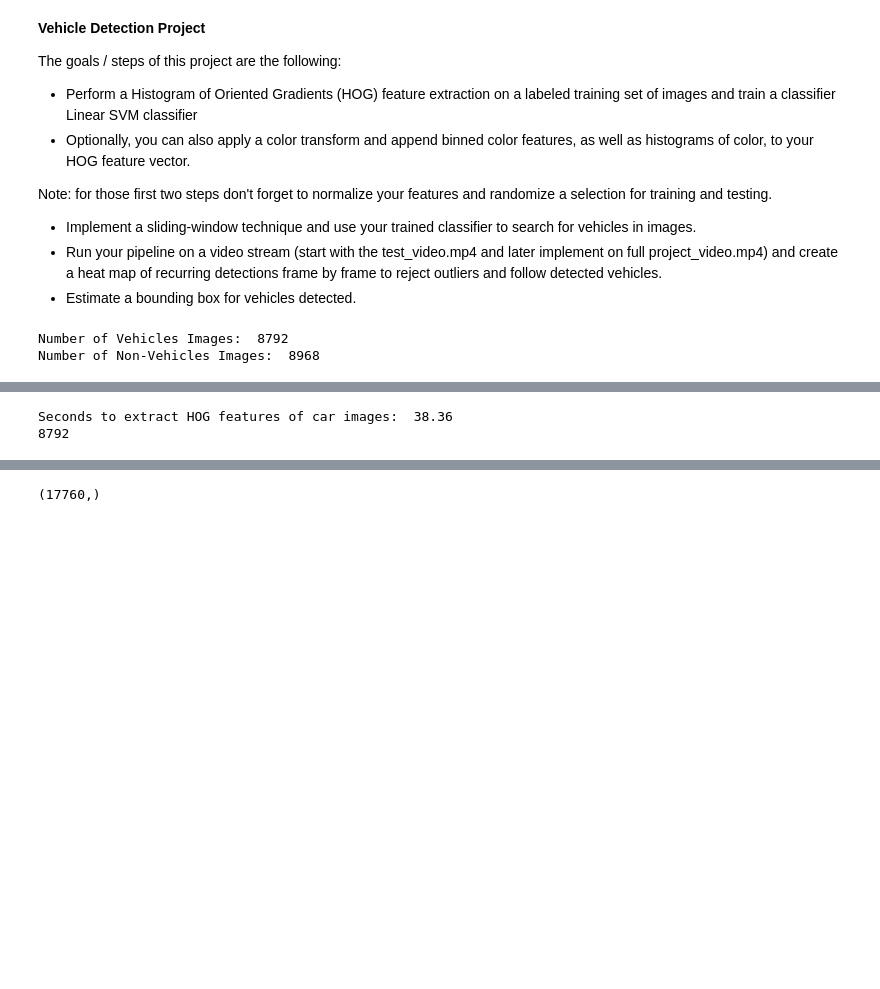
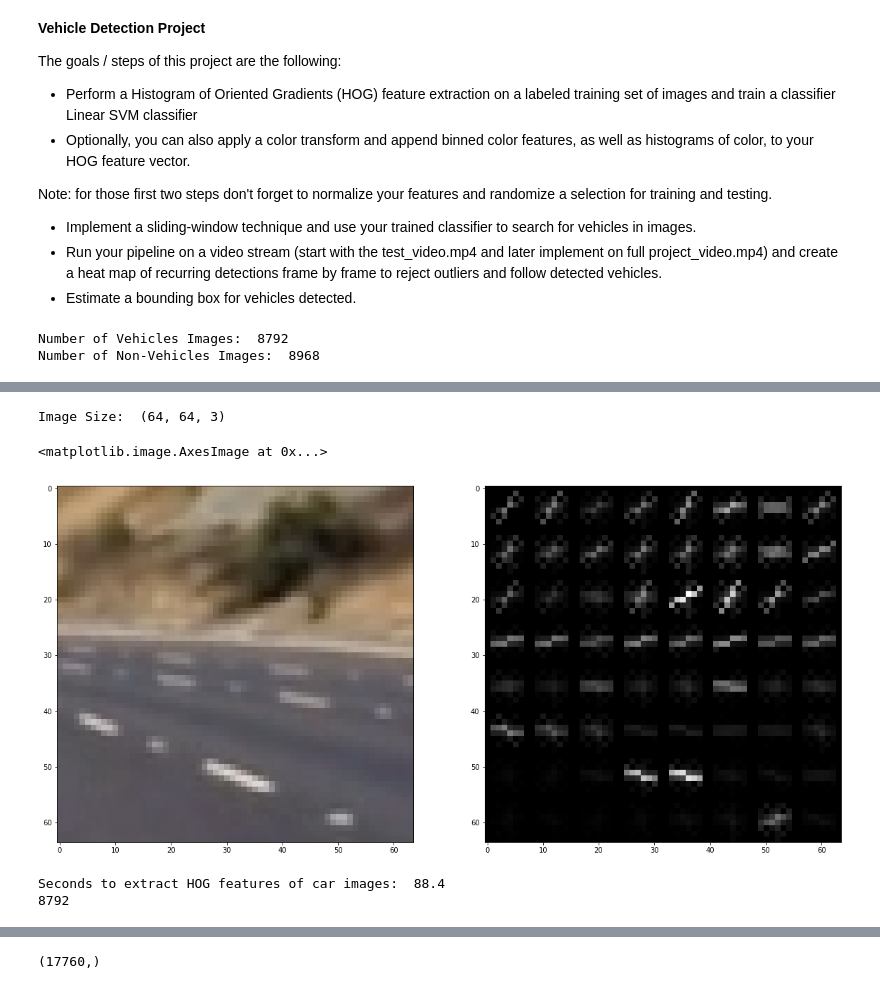
Before and after one commit to kushshukla24/P5_VehicleDetectionAndTracking, a Jupyter notebook: P5_VehicleDetectionAndTracking.ipynb, the cells around one changed output, grey strips where cells are left out. Drawn from its saved outputs; the diff is of its cells as text; code cells hidden in the pictures; blank space fills up the shorter version.

```diff
--- a/P5_VehicleDetectionAndTracking.ipynb
+++ b/P5_VehicleDetectionAndTracking.ipynb
@@ -70,3 +70,18 @@ Image Size:  (64, 64, 3)
+# %%
+# Random car image
+nonCarImage = mpimg.imread(non_vehicles_images[np.random.randint(0, len(non_vehicles_images))])
+print("Image Size: ", nonCarImage.shape )
+features, hog_image = get_hog_features(cv2.cvtColor(nonCarImage, cv2.COLOR_RGB2GRAY), orient= 9,
+                        pix_per_cell= 8, cell_per_block= 2,
+                        vis=True, feature_vec=True)
+
+f, (a1, a2) = plt.subplots(1,2,figsize=(20,10))
+a1.imshow(nonCarImage)
+a2.imshow(hog_image, cmap='gray')
+# %% [output]
+Image Size:  (64, 64, 3)
+<matplotlib.image.AxesImage at 0x...>
+[figure, added]
 # %%
 import matplotlib.image as mpimg
 def extract_features(imgs, cspace='RGB', orient=9,
@@ -109,6 +124,11 @@ def extract_features(imgs, cspace='RGB', orient=9,
     return features
 # %%
 import time
+colorspace = 'YUV' # Can be RGB, HSV, LUV, HLS, YUV, YCrCb
+orient = 11
+pix_per_cell = 16
+cell_per_block = 2
+hog_channel = "ALL" # Can be 0, 1, 2, or "ALL"
 t1=time.time()
 car_features = extract_features(vehicles_images, cspace=colorspace, orient=orient,
                         pix_per_cell=pix_per_cell, cell_per_block=cell_per_block,
@@ -117,7 +137,7 @@ t2 = time.time()
 print('Seconds to extract HOG features of car images: ', round(t2-t1, 2))
 print(len(car_features))
 # %% [output]
-Seconds to extract HOG features of car images:  38.36
+Seconds to extract HOG features of car images:  88.4
 8792
 # %%
 t1 = time.time()
```
Also changed, not shown: parts of 27 cells of this notebook, 1 other file.
